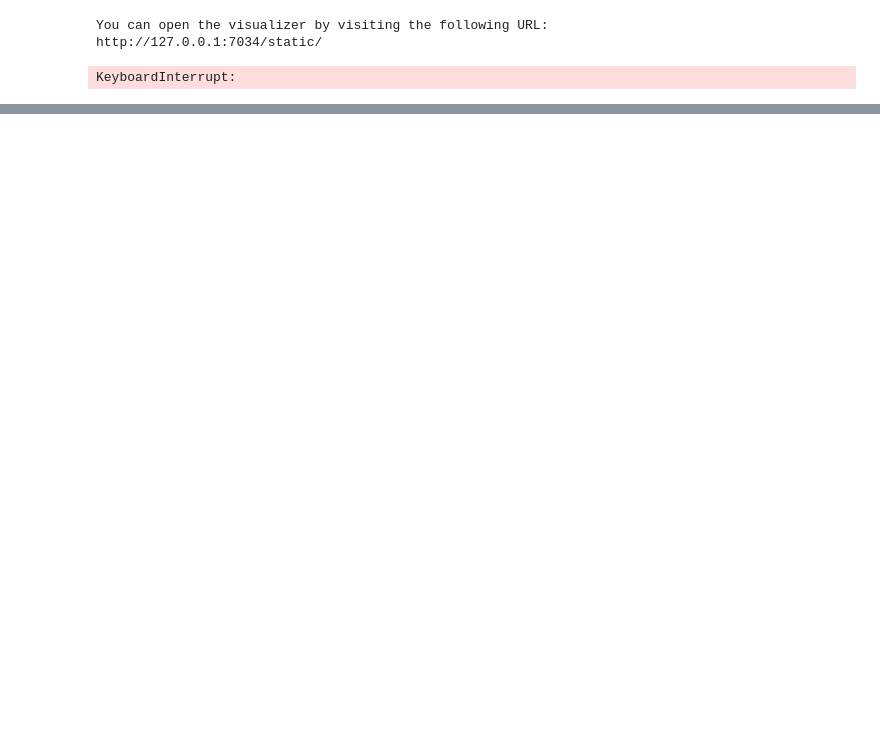
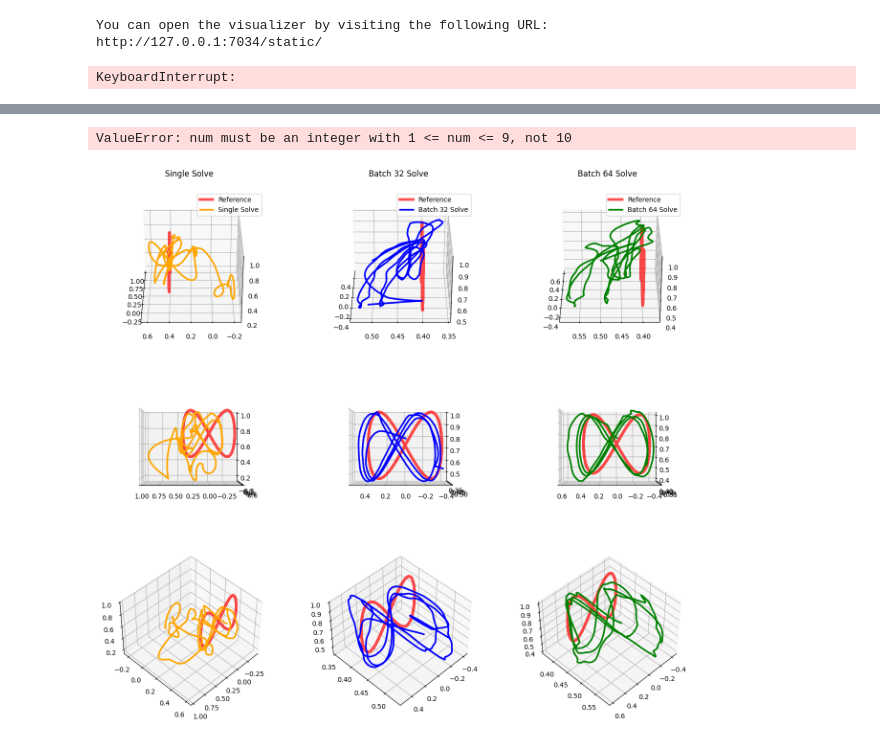
Before and after one commit to A2R-Lab/indy7-mpc, a Jupyter notebook: notebooks/stat_analysis.ipynb, the cells around one changed output, grey strips where cells are left out. Cells and saved outputs as stored; diff of their text form; code cells hidden in the pictures; blank space fills up the shorter version.

```diff
--- a/notebooks/stat_analysis.ipynb
+++ b/notebooks/stat_analysis.ipynb
@@ -263,0 +360,58 @@ KeyboardInterrupt:
+# %%
+#f_ext_actual = [-60.0, 20.0, -40.0]
+
+ref_traj = np.load(f"{single_path}_ee_ref_positions.npy")
+
+# plot ee positions in 3d
+ee_positions = np.load(f"{single_path}_ee_positions.npy")
+batch_32_ee_positions = np.load(f"{batch_32_path}_ee_positions.npy")
+batch_64_ee_positions = np.load(f"{batch_64_path}_ee_positions.npy")
+
+fig = plt.figure(figsize=(16, 14))
+
+# View angles for each row
+views = [
+    (30, 180, ""),
+    (0, 90, ""),
+    (45, 45, "")
+]
+
+for row, (elev, azim, title) in enumerate(views):
+    # Create 3 subplots in current row for different solves
+    for col in range(4):
+        ax = fig.add_subplot(3, 3, row*3 + col + 1, projection='3d')
+
+        # Plot reference trajectory in all subplots
+        ax.plot(ref_traj[:, 0], ref_traj[:, 1], ref_traj[:, 2], 'red', label='Reference', linewidth=4, alpha=0.7)
+
+        # Plot different solve methods in each column
+        if col == 0:
+            ax.plot(ee_positions[:, 0], ee_positions[:, 1], ee_positions[:, 2], 'orange', label='Single Solve', linewidth=2.5)
+            if row == 0:
+                ax.legend()
+                ax.set_title(f'Single Solve\n{title}')
+        elif col == 1:
+            ax.plot(batch_32_ee_positions[:, 0], batch_32_ee_positions[:, 1], batch_32_ee_positions[:, 2], 'blue', label='Batch 32 Solve', linewidth=2.5)
+            if row == 0:
+                ax.legend()
+                ax.set_title(f'Batch 32 Solve\n{title}')
+        elif col == 2:
+            ax.plot(batch_64_ee_positions[:, 0], batch_64_ee_positions[:, 1], batch_64_ee_positions[:, 2], 'green', label='Batch 64 Solve', linewidth=2.5)
+            if row == 0:
+                ax.legend()
+                ax.set_title(f'Batch 64 Solve\n{title}')
+
+        # ax.set_xlabel('X')
+        # ax.set_ylabel('Y')
+        # ax.set_zlabel('Z')
+        ax.view_init(elev, azim)
+
+
+
+# Add overall title showing external force
+plt.tight_layout()
+plt.suptitle(f'External Force: {f_ext_actual}', y=0.95, fontsize=20, weight='bold', bbox=dict(facecolor='white', alpha=0.8, edgecolor='none', pad=5))
+plt.show()
+# %% [output]
+ValueError: num must be an integer with 1 <= num <= 9, not 10
+[figure, added]
```
Also changed, not shown: parts of 6 cells of this notebook, 24 other files.
